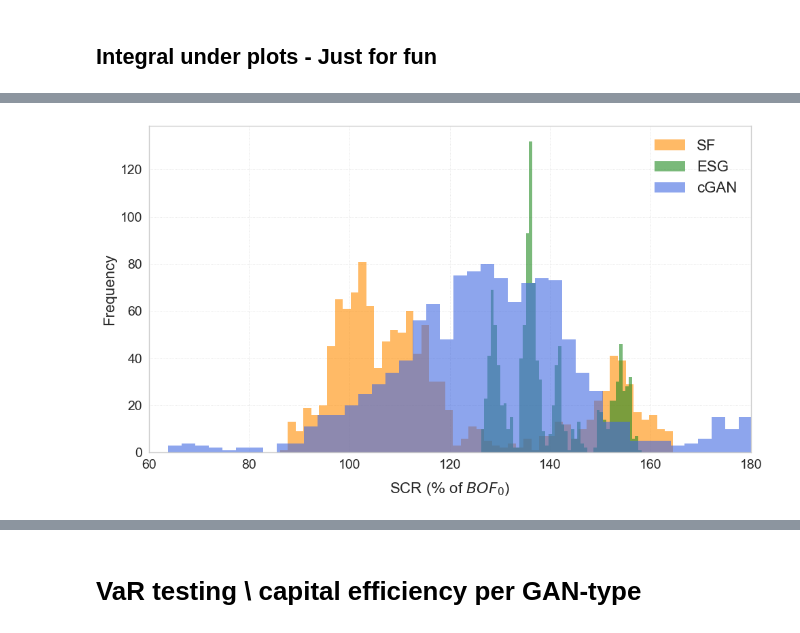
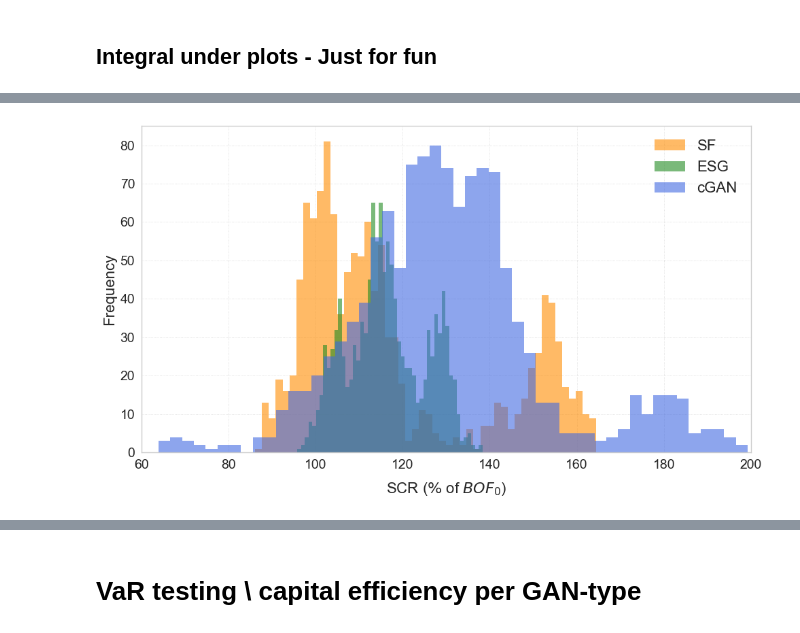
Before and after one commit to nickaskari/master-thesis, a Jupyter notebook: Result_plotting/results_plotting.ipynb, the cells around one changed output, grey strips where cells are left out. Saved outputs shown, nothing was run; the diff lists cells and outputs as text; code cells hidden in the pictures.

```diff
--- a/Result_plotting/results_plotting.ipynb
+++ b/Result_plotting/results_plotting.ipynb
@@ -28,5 +28,5 @@ sf.head()
 # %%
-esg = pd.read_csv('ESG Copula.csv')
+esg = pd.read_csv('ESG Clayton.csv')
 esg = esg.reset_index().rename(columns={'index': 'Window'})
 esg.rename(columns={'SCR_Values': 'ESG'}, inplace=True)
 esg.drop(columns=['Realized_Delta_BOF'], inplace=True, errors='ignore')
@@ -424,30 +423,30 @@ plt.show()
 # %%
 plt.style.use('seaborn-v0_8-whitegrid')
 
 fig, ax = plt.subplots(figsize=(10, 6))
 
 ax.hist(cum_df['SF'], bins=50, color='darkorange',
         alpha=0.6, label='SF', edgecolor=None)
 ax.hist(cum_df['ESG'], bins=50, color='forestgreen',
         alpha=0.6, label='ESG', edgecolor=None)
 ax.hist(cum_df['CGAN'], bins=50, color='royalblue',
         alpha=0.6, label='cGAN', edgecolor=None)
 
 ax.set_xlabel('SCR ($\%$ of $BOF_0$)', fontsize=16, labelpad=10)
 ax.set_ylabel('Frequency', fontsize=16)
 
-ax.set_xlim(60, 180)
+ax.set_xlim(60, 200)
 
 legend = ax.legend(fontsize=16, frameon=False, fancybox=True,
                    shadow=True, framealpha=0.95, loc='best')
 legend.get_frame().set_edgecolor('black')
 
 ax.tick_params(axis='both', which='major', labelsize=14, pad=7)
 
 ax.grid(True, which='major', linestyle=':', linewidth=0.6, alpha=0.7)
 ax.grid(True, which='minor', linestyle=':', linewidth=0.4, alpha=0.5, axis='y')
 
 plt.tight_layout(rect=[0, 0, 1, 0.96])
 plt.show()
 # %% [output]
-[figure, old version]
+[figure, new version]
```
Also changed, not shown: parts of 27 cells of this notebook, 13 other files.
